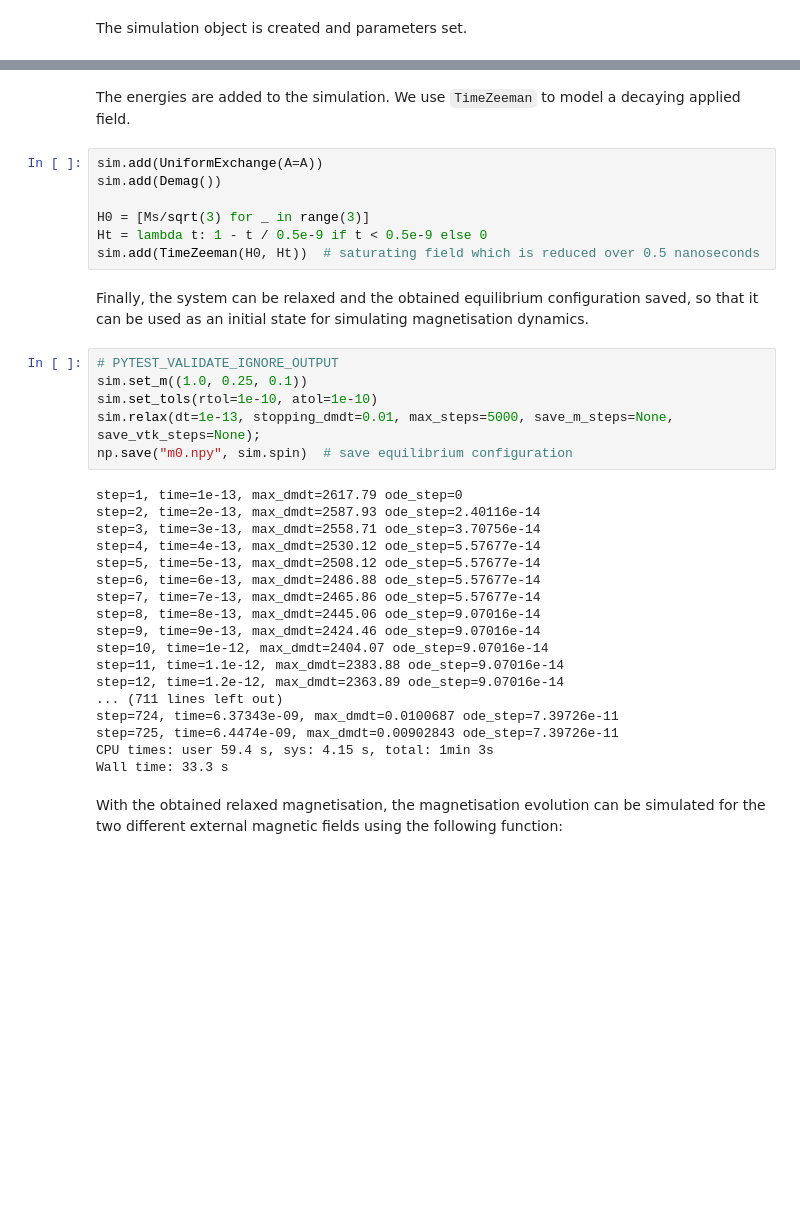
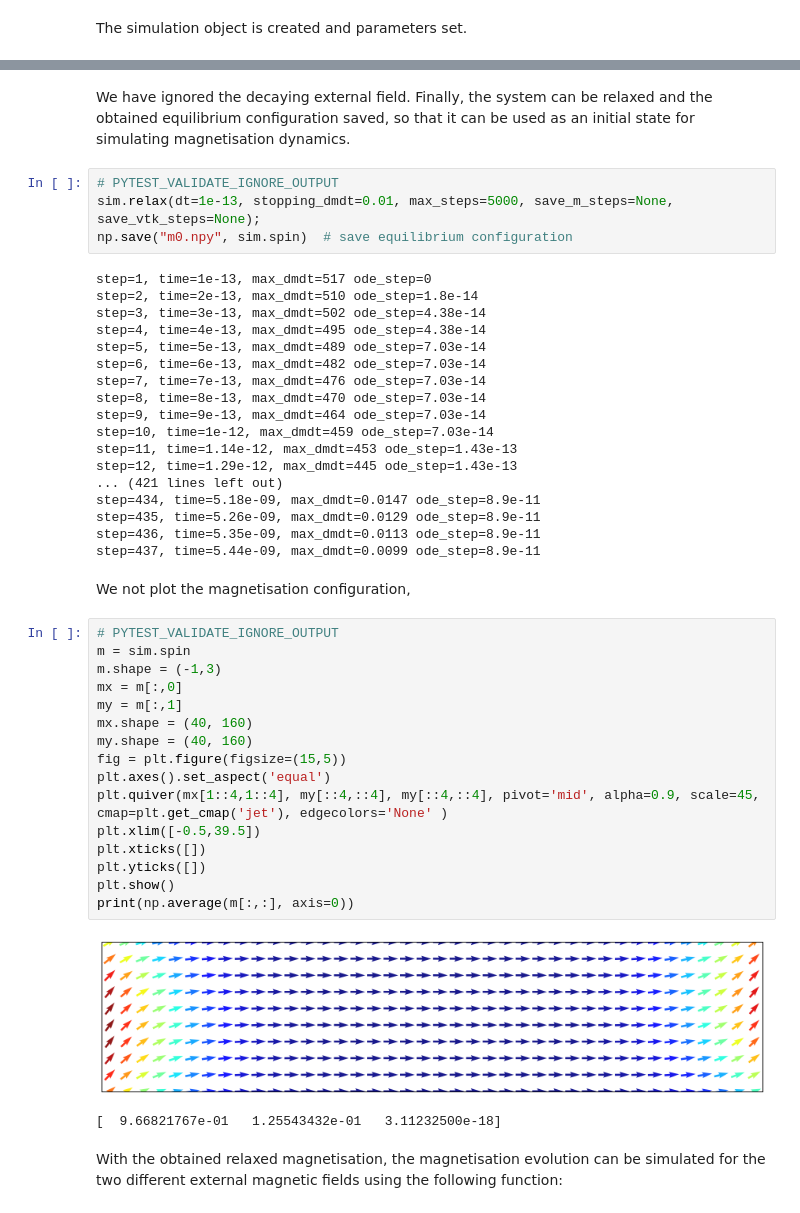
Before and after one commit to computationalmodelling/fidimag, a Jupyter notebook: doc/ipynb/standard_problem_4.ipynb, the cells around one changed output, grey strips where cells are left out. Cells and saved outputs as stored; diff of their text form; blank space fills up the shorter version.

```diff
--- a/doc/ipynb/standard_problem_4.ipynb
+++ b/doc/ipynb/standard_problem_4.ipynb
@@ -61,38 +66,48 @@ sim.set_m((1, 0.25, 0.1))
-# %% [markdown]
-The energies are added to the simulation. We use `TimeZeeman` to model a decaying applied field.
-# %%
-sim.add(UniformExchange(A=A))
-sim.add(Demag())
-
-H0 = [Ms/sqrt(3) for _ in range(3)]
-Ht = lambda t: 1 - t / 0.5e-9 if t < 0.5e-9 else 0
-sim.add(TimeZeeman(H0, Ht))  # saturating field which is reduced over 0.5 nanoseconds
 # %% [markdown]
-Finally, the system can be relaxed and the obtained equilibrium configuration saved, so that it can be used as an initial state for simulating magnetisation dynamics.
+We have ignored the decaying external field. Finally, the system can be relaxed and the obtained equilibrium configuration saved, so that it can be used as an initial state for simulating magnetisation dynamics.
 # %%
 # PYTEST_VALIDATE_IGNORE_OUTPUT
-sim.set_m((1.0, 0.25, 0.1))
-sim.set_tols(rtol=1e-10, atol=1e-10)
 sim.relax(dt=1e-13, stopping_dmdt=0.01, max_steps=5000, save_m_steps=None, save_vtk_steps=None);
 np.save("m0.npy", sim.spin)  # save equilibrium configuration
 # %% [output]
-step=1, time=1e-13, max_dmdt=2617.79 ode_step=0
-step=2, time=2e-13, max_dmdt=2587.93 ode_step=2.40116e-14
-step=3, time=3e-13, max_dmdt=2558.71 ode_step=3.70756e-14
-step=4, time=4e-13, max_dmdt=2530.12 ode_step=5.57677e-14
-step=5, time=5e-13, max_dmdt=2508.12 ode_step=5.57677e-14
-step=6, time=6e-13, max_dmdt=2486.88 ode_step=5.57677e-14
-step=7, time=7e-13, max_dmdt=2465.86 ode_step=5.57677e-14
-step=8, time=8e-13, max_dmdt=2445.06 ode_step=9.07016e-14
-step=9, time=9e-13, max_dmdt=2424.46 ode_step=9.07016e-14
-step=10, time=1e-12, max_dmdt=2404.07 ode_step=9.07016e-14
-step=11, time=1.1e-12, max_dmdt=2383.88 ode_step=9.07016e-14
-step=12, time=1.2e-12, max_dmdt=2363.89 ode_step=9.07016e-14
-... (711 lines left out)
-step=724, time=6.37343e-09, max_dmdt=0.0100687 ode_step=7.39726e-11
-step=725, time=6.4474e-09, max_dmdt=0.00902843 ode_step=7.39726e-11
-CPU times: user 59.4 s, sys: 4.15 s, total: 1min 3s
-Wall time: 33.3 s
+step=1, time=1e-13, max_dmdt=517 ode_step=0
+step=2, time=2e-13, max_dmdt=510 ode_step=1.8e-14
+step=3, time=3e-13, max_dmdt=502 ode_step=4.38e-14
+step=4, time=4e-13, max_dmdt=495 ode_step=4.38e-14
+step=5, time=5e-13, max_dmdt=489 ode_step=7.03e-14
+step=6, time=6e-13, max_dmdt=482 ode_step=7.03e-14
+step=7, time=7e-13, max_dmdt=476 ode_step=7.03e-14
+step=8, time=8e-13, max_dmdt=470 ode_step=7.03e-14
+step=9, time=9e-13, max_dmdt=464 ode_step=7.03e-14
+step=10, time=1e-12, max_dmdt=459 ode_step=7.03e-14
+step=11, time=1.14e-12, max_dmdt=453 ode_step=1.43e-13
+step=12, time=1.29e-12, max_dmdt=445 ode_step=1.43e-13
+... (421 lines left out)
+step=434, time=5.18e-09, max_dmdt=0.0147 ode_step=8.9e-11
+step=435, time=5.26e-09, max_dmdt=0.0129 ode_step=8.9e-11
+step=436, time=5.35e-09, max_dmdt=0.0113 ode_step=8.9e-11
+step=437, time=5.44e-09, max_dmdt=0.0099 ode_step=8.9e-11
+# %% [markdown]
+We not plot the magnetisation configuration,
+# %%
+# PYTEST_VALIDATE_IGNORE_OUTPUT
+m = sim.spin
+m.shape = (-1,3)
+mx = m[:,0]
+my = m[:,1]
+mx.shape = (40, 160)
+my.shape = (40, 160)
+fig = plt.figure(figsize=(15,5))
+plt.axes().set_aspect('equal')
+plt.quiver(mx[1::4,1::4], my[::4,::4], my[::4,::4], pivot='mid', alpha=0.9, scale=45, cmap=plt.get_cmap('jet'), edgecolors='None' )
+plt.xlim([-0.5,39.5])
+plt.xticks([])
+plt.yticks([])
+plt.show()
+print(np.average(m[:,:], axis=0))
+# %% [output]
+[figure, added]
+[  9.66821767e-01   1.25543432e-01   3.11232500e-18]
 # %% [markdown]
 With the obtained relaxed magnetisation, the magnetisation evolution can be simulated for the two different external magnetic fields using the following function:
 # %%
```
Also changed, not shown: parts of 6 cells of this notebook.
